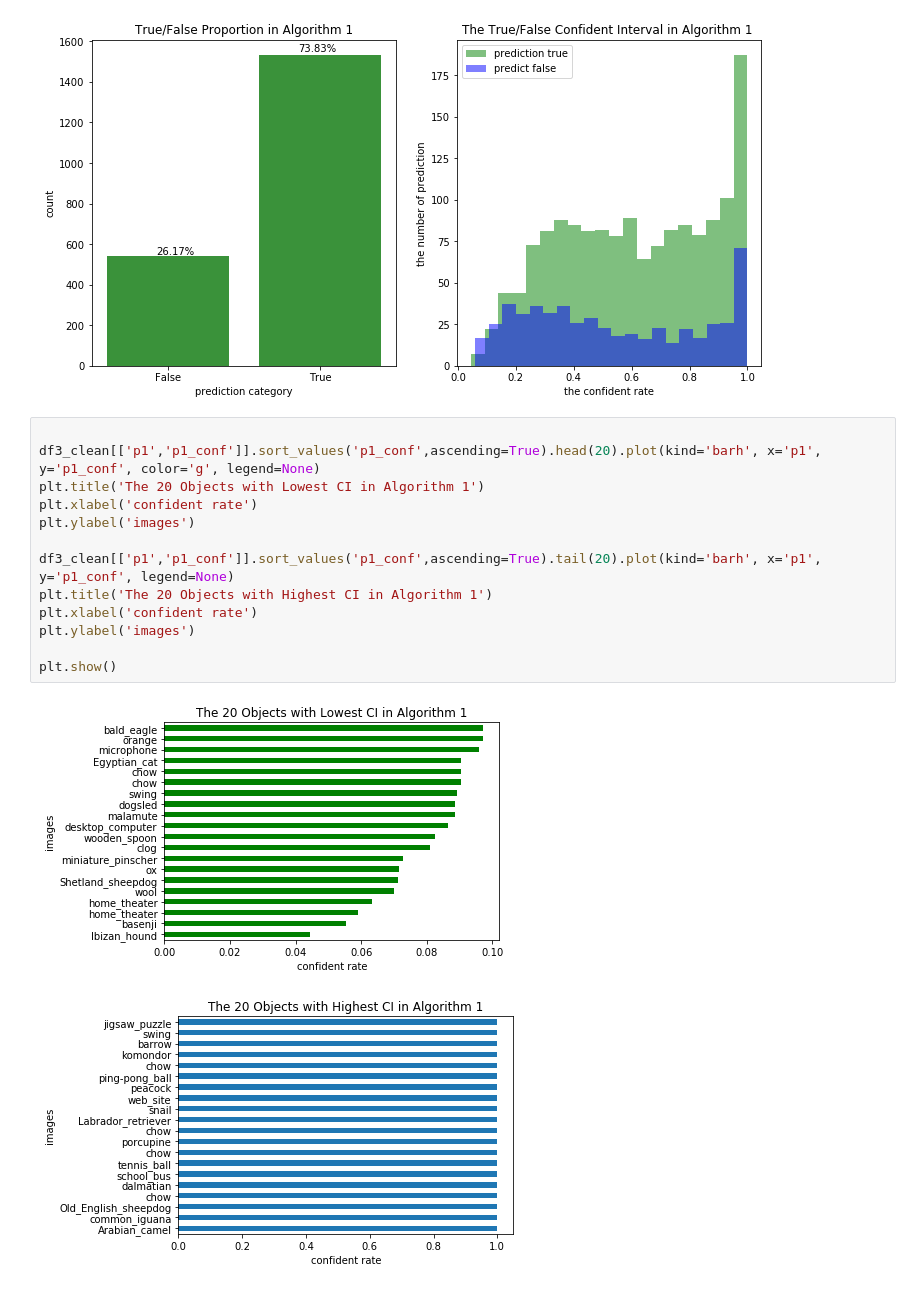
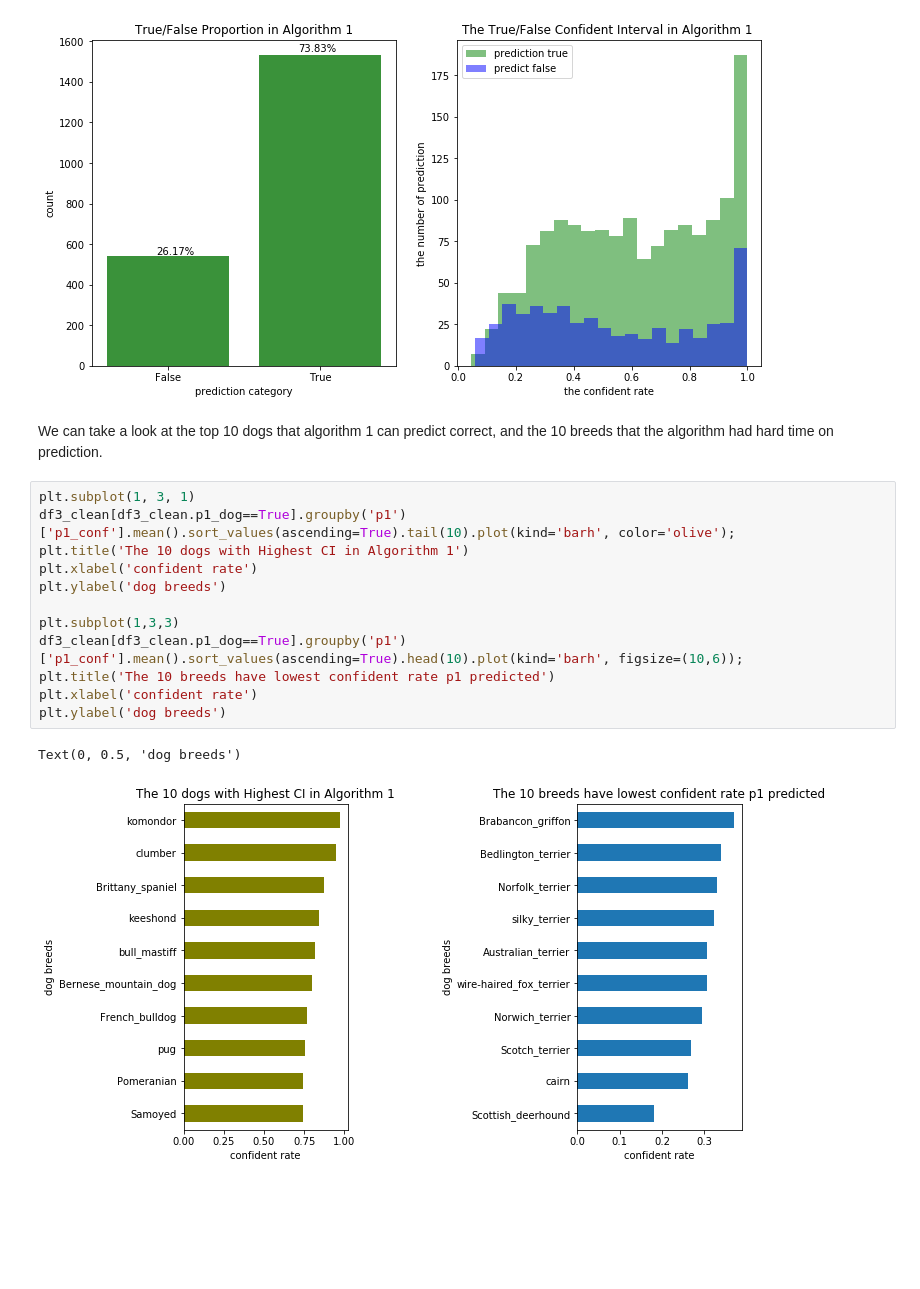
Before and after one commit to catherinecao123/Data-Analysis-in-Python, a Jupyter notebook: wrangle_act.ipynb, the cells around one changed output. Saved outputs shown, nothing was run; the diff lists cells and outputs as text; blank space fills up the shorter version.

```diff
--- a/wrangle_act.ipynb
+++ b/wrangle_act.ipynb
@@ -835,19 +880,20 @@ plt.legend();
 plt.show()
 # %% [output]
 [figure]
-# %%
-
-df3_clean[['p1','p1_conf']].sort_values('p1_conf',ascending=True).head(20).plot(kind='barh', x='p1', y='p1_conf', color='g', legend=None)
-plt.title('The 20 Objects with Lowest CI in Algorithm 1')
-plt.xlabel('confident rate')
-plt.ylabel('images')
-
-df3_clean[['p1','p1_conf']].sort_values('p1_conf',ascending=True).tail(20).plot(kind='barh', x='p1', y='p1_conf', legend=None)
-plt.title('The 20 Objects with Highest CI in Algorithm 1')
-plt.xlabel('confident rate')
-plt.ylabel('images')
-
-plt.show()
-# %% [output]
-[figure, removed]
-[figure, removed]
+# %% [markdown]
+We can take a look at the top 10 dogs that algorithm 1 can predict correct, and the 10 breeds that the algorithm had hard time on prediction.
+# %%
+plt.subplot(1, 3, 1)
+df3_clean[df3_clean.p1_dog==True].groupby('p1')['p1_conf'].mean().sort_values(ascending=True).tail(10).plot(kind='barh', color='olive');
+plt.title('The 10 dogs with Highest CI in Algorithm 1')
+plt.xlabel('confident rate')
+plt.ylabel('dog breeds')
+
+plt.subplot(1,3,3)
+df3_clean[df3_clean.p1_dog==True].groupby('p1')['p1_conf'].mean().sort_values(ascending=True).head(10).plot(kind='barh', figsize=(10,6));
+plt.title('The 10 breeds have lowest confident rate p1 predicted')
+plt.xlabel('confident rate')
+plt.ylabel('dog breeds')
+# %% [output]
+Text(0, 0.5, 'dog breeds')
+[figure, added]
```
Also changed, not shown: parts of 44 cells of this notebook.
